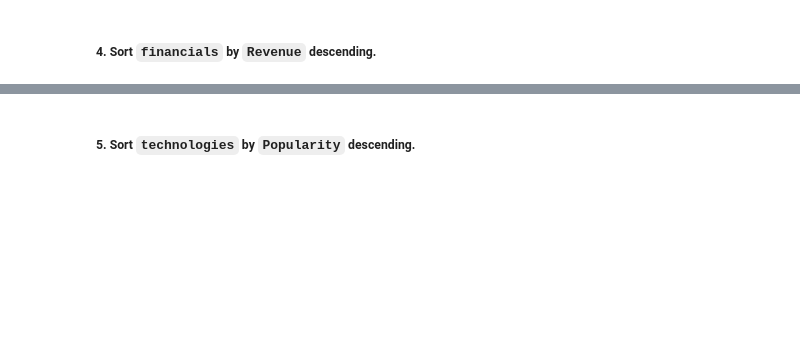
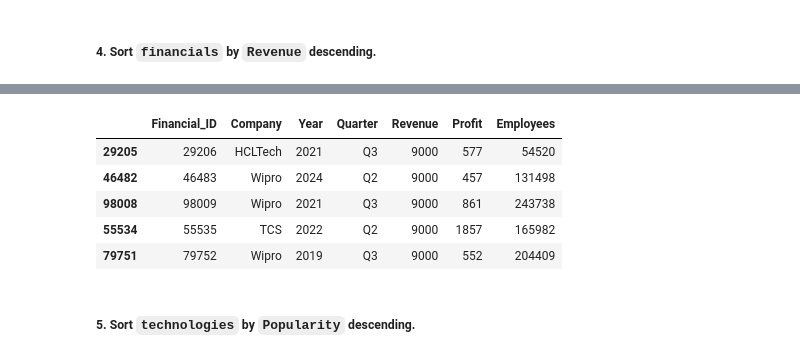
Before and after one commit to shiva3994/Projects, a Jupyter notebook: Python/L_Big4_India.ipynb, the cells around one changed output, grey strips where cells are left out. Drawn from its saved outputs; the diff is of its cells as text; code cells hidden in the pictures; blank space fills up the shorter version.

```diff
--- a/Python/L_Big4_India.ipynb
+++ b/Python/L_Big4_India.ipynb
@@ -888,3 +915,12 @@ data_dict['Clients'].sort_values(by = 'ContractValue', ascending = True).head()
+# %%
+data_dict['Company_Financials'].sort_values( by = 'Revenue', ascending = False).head()
+# %% [output]
+|  | Financial_ID | Company | Year | Quarter | Revenue | Profit | Employees |
+| 29205 | 29206 | HCLTech | 2021 | Q3 | 9000 | 577 | 54520 |
+| 46482 | 46483 | Wipro | 2024 | Q2 | 9000 | 457 | 131498 |
+| 98008 | 98009 | Wipro | 2021 | Q3 | 9000 | 861 | 243738 |
+| 55534 | 55535 | TCS | 2022 | Q2 | 9000 | 1857 | 165982 |
+| 79751 | 79752 | Wipro | 2019 | Q3 | 9000 | 552 | 204409 |
 # %% [markdown]
 ##### 5. Sort `technologies` by `Popularity` descending.
 # %%
```
Also changed, not shown: parts of 3 cells of this notebook.
